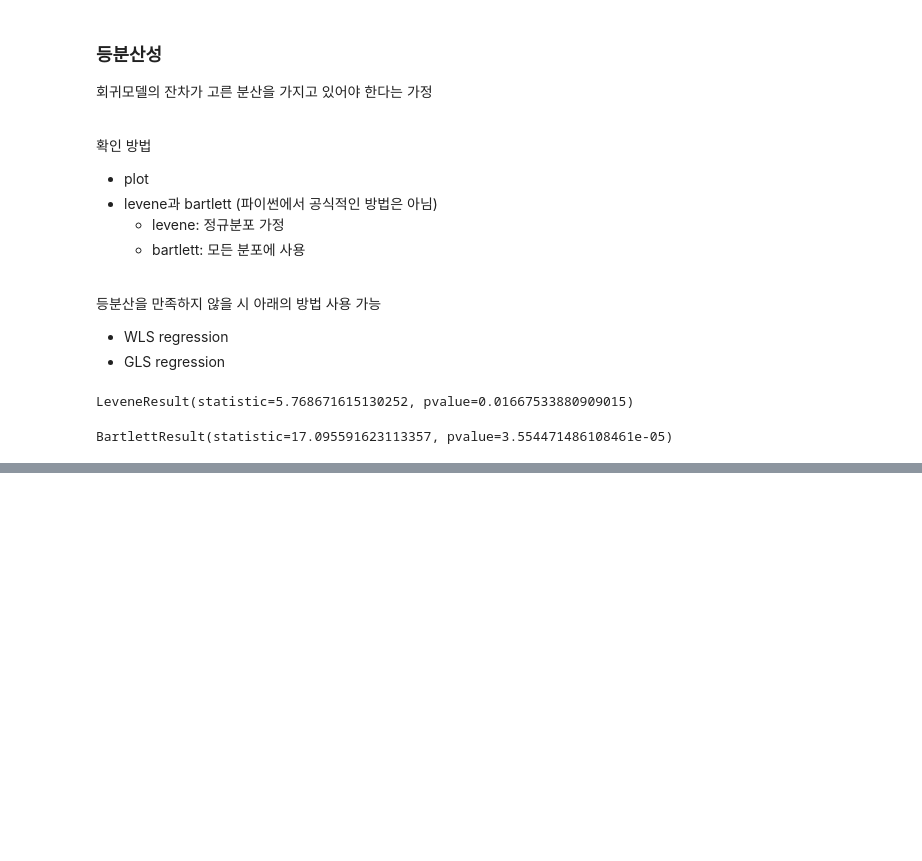
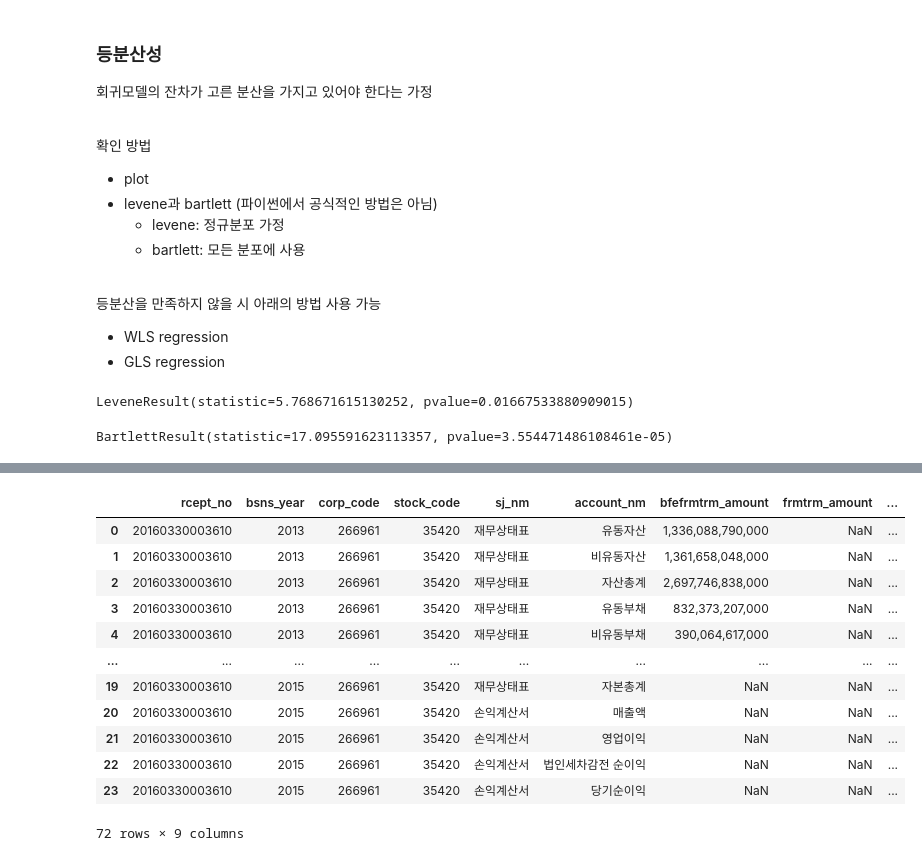
Before and after one commit to fusiontwo/BigDataAnalyticsBasic, a Jupyter notebook: bigdata2/day06.ipynb, the cells around one changed output, grey strips where cells are left out. Cells and saved outputs as stored; diff of their text form; code cells hidden in the pictures; blank space fills up the shorter version.

```diff
--- a/bigdata2/day06.ipynb
+++ b/bigdata2/day06.ipynb
@@ -674,0 +768,37 @@ BartlettResult(statistic=17.095591623113357, pvalue=3.554471486108461e-05)
+# %%
+financial_statement_2014 = (
+    financial_statement
+    .query('bsns_year == 2015')
+    .filter(items=['rcept_no', 'bsns_year', 'corp_code', 'stock_code', 'sj_nm', 'account_nm', 'frmtrm_amount'])
+)
+financial_statement_2014.bsns_year = 2014
+# %%
+financial_statement_since_2015 = (
+    financial_statement
+    .filter(items=['rcept_no', 'bsns_year', 'corp_code', 'stock_code', 'sj_nm', 'account_nm', 'thstrm_amount'])
+)
+financial_statement_2015.bsns_year = 2015
+# %%
+financial_statement_since_2013 = pd.concat([
+    financial_statement_2013,
+    financial_statement_2014,
+    financial_statement_since_2015,
+])
+# %%
+financial_statement_since_2013 = financial_statement_since_2013.query('bsns_year <= 2015')
+# %%
+financial_statement_since_2013
+# %% [output]
+|  | rcept_no | bsns_year | corp_code | stock_code | sj_nm | account_nm | bfefrmtrm_amount | frmtrm_amount | ... |
+| 0 | 20160330003610 | 2013 | 266961 | 35420 | 재무상태표 | 유동자산 | 1,336,088,790,000 | NaN | ... |
+| 1 | 20160330003610 | 2013 | 266961 | 35420 | 재무상태표 | 비유동자산 | 1,361,658,048,000 | NaN | ... |
+| 2 | 20160330003610 | 2013 | 266961 | 35420 | 재무상태표 | 자산총계 | 2,697,746,838,000 | NaN | ... |
+| 3 | 20160330003610 | 2013 | 266961 | 35420 | 재무상태표 | 유동부채 | 832,373,207,000 | NaN | ... |
+| 4 | 20160330003610 | 2013 | 266961 | 35420 | 재무상태표 | 비유동부채 | 390,064,617,000 | NaN | ... |
+| ... | ... | ... | ... | ... | ... | ... | ... | ... | ... |
+| 19 | 20160330003610 | 2015 | 266961 | 35420 | 재무상태표 | 자본총계 | NaN | NaN | ... |
+| 20 | 20160330003610 | 2015 | 266961 | 35420 | 손익계산서 | 매출액 | NaN | NaN | ... |
+| 21 | 20160330003610 | 2015 | 266961 | 35420 | 손익계산서 | 영업이익 | NaN | NaN | ... |
+| 22 | 20160330003610 | 2015 | 266961 | 35420 | 손익계산서 | 법인세차감전 순이익 | NaN | NaN | ... |
+| 23 | 20160330003610 | 2015 | 266961 | 35420 | 손익계산서 | 당기순이익 | NaN | NaN | ... |
+72 rows × 9 columns
```
Also changed, not shown: parts of 14 cells of this notebook, 1 other file.
